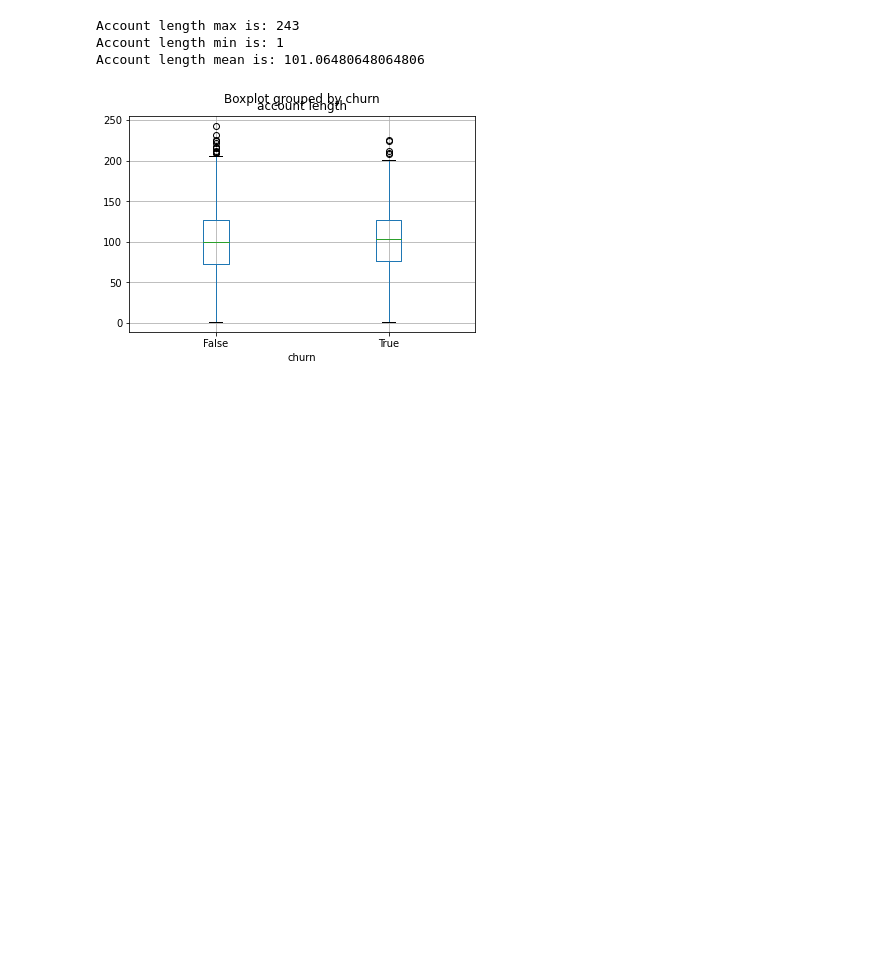
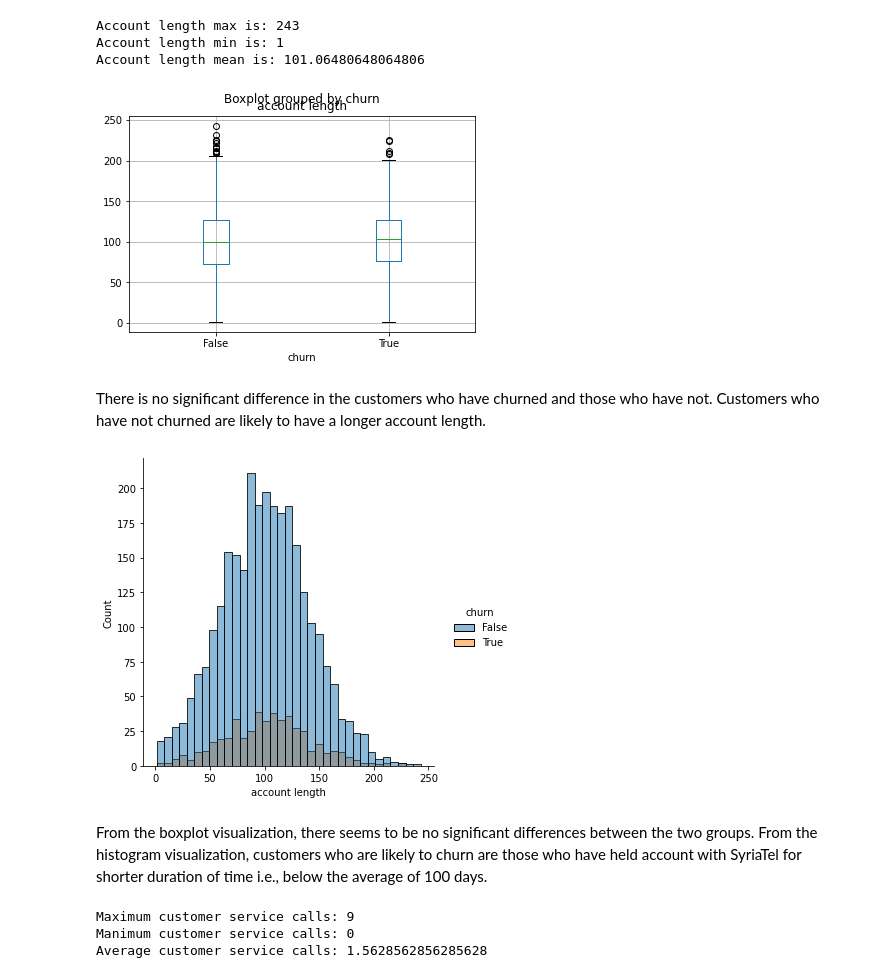
Before and after one commit to mercytegekson/Phase3Project, a Jupyter notebook: index.ipynb, the cells around one changed output. Cells and saved outputs as stored; diff of their text form; code cells hidden in the pictures; blank space fills up the shorter version.

```diff
--- a/index.ipynb
+++ b/index.ipynb
@@ -375,18 +373,15 @@ The median for the churn customers is significantly higher than those in the non
 # %%
 # Create bins for account length
-bins = [0, 50, 100, 150 ,200,250]
-
-# Create a new column for account length bins
-df1['account_length_bin'] = pd.cut(df1['account length'], bins=bins)
+#df1['account_length_bin'] = pd.cut(df1['account length'], bins=bins)
 
 # Calculate the churn rate for each account length bin
-churn_rate_by_length = df1.groupby('account_length_bin')['churn'].mean()
+#churn_rate_by_length = df1.groupby('account_length_bin')['churn'].mean()
 
 # Plot the churn rate
-plt.figure(figsize=(10, 6))
-sns.barplot(x=churn_rate_by_length.index, y=churn_rate_by_length.values, color='skyblue')
-plt.title('Churn Rate by Account Length')
-plt.xlabel('Account Length Bins')
-plt.ylabel('Churn Rate')
-plt.xticks(rotation=45)
-plt.show()
+#plt.figure(figsize=(10, 6))
+#sns.barplot(x=churn_rate_by_length.index, y=churn_rate_by_length.values, color='skyblue')
+#plt.title('Churn Rate by Account Length')
+#plt.xlabel('Account Length Bins')
+#plt.ylabel('Churn Rate')
+#plt.xticks(rotation=45)
+#plt.show()
@@ -409,3 +402,21 @@ df1.boxplot(column = 'account length', by = 'churn')
 plt.show()
 # %% [output]
 [figure]
+# %% [markdown]
+ There is no significant difference in the customers who have churned and those who have not.
+ Customers who have not churned are likely to have a longer account length.
+# %%
+sns.displot(x="account length", data=df1, hue='churn');
+# %% [output]
+[figure, added]
+# %% [markdown]
+From the boxplot visualization, there seems to be no significant differences between the two groups. From the histogram visualization, customers who are likely to churn are those who have held account with SyriaTel for shorter duration of time i.e., below the average of 100 days.
+# %%
+print("Maximum customer service calls:" , df1['customer service calls'].max())
+
+print("Manimum customer service calls:" , df1['customer service calls'].min())
+print("Average customer service calls:" , df1['customer service calls'].mean())
+# %% [output]
+Maximum customer service calls: 9
+Manimum customer service calls: 0
+Average customer service calls: 1.5628562856285628
```
Also changed, not shown: parts of 36 cells of this notebook.
